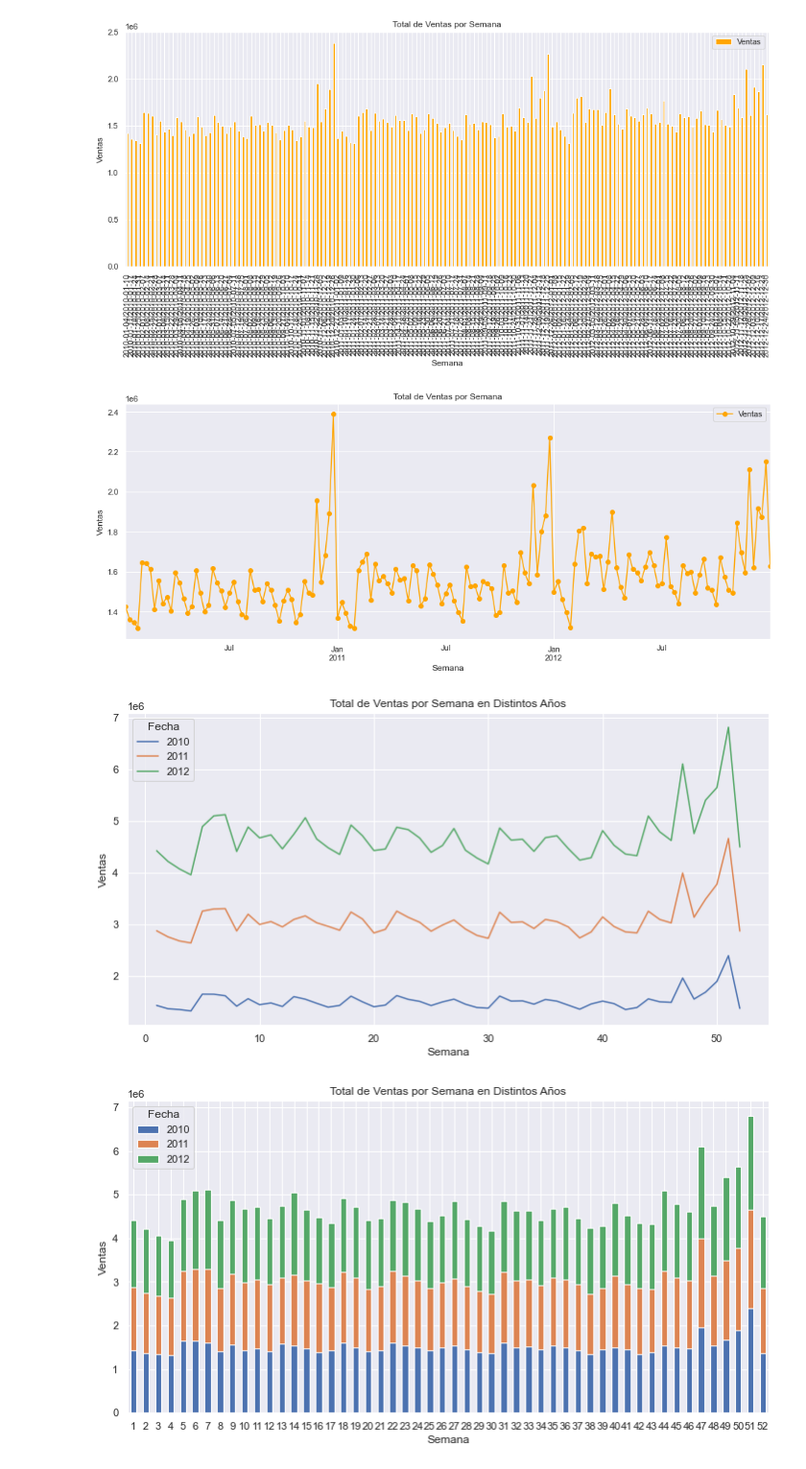
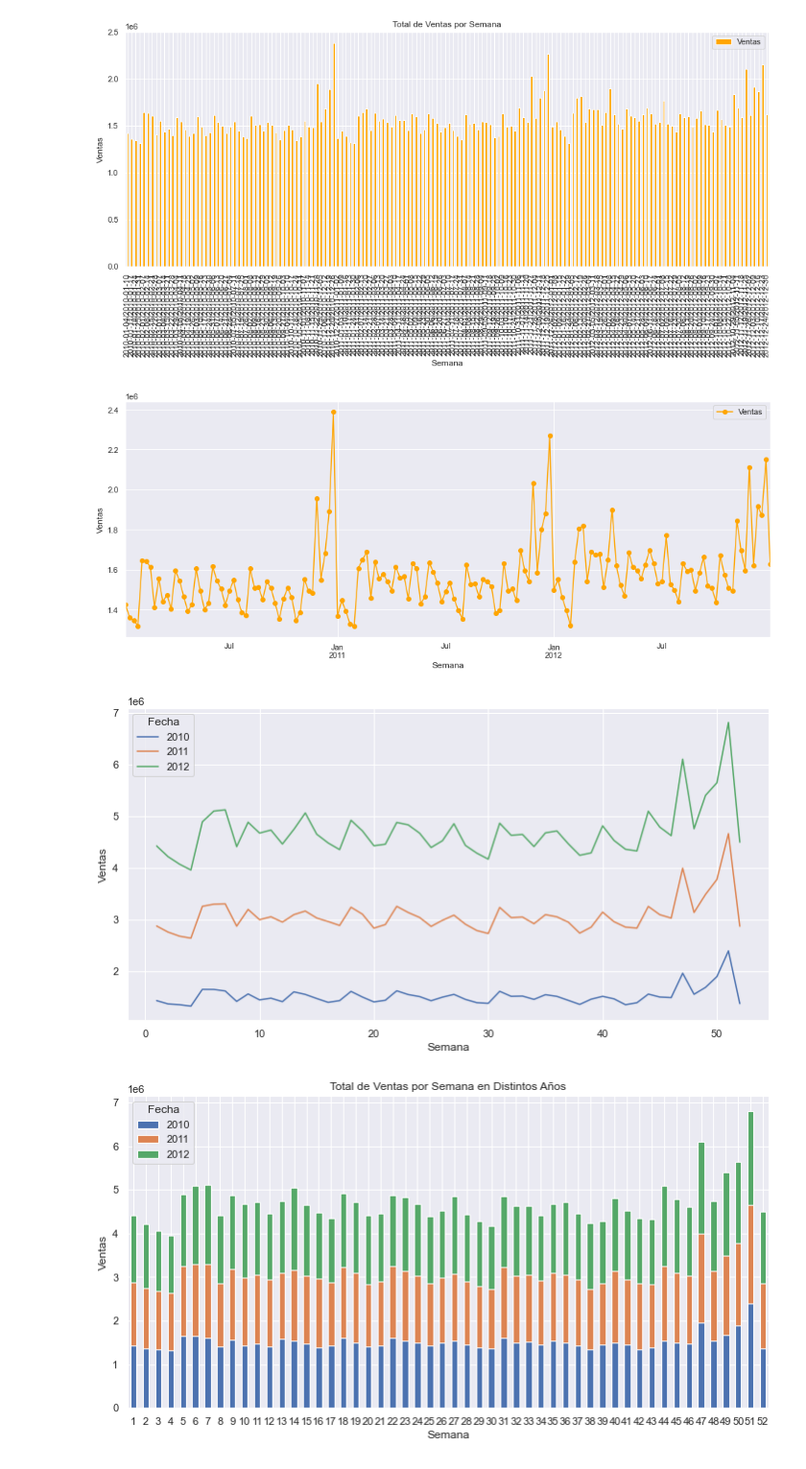
Before and after one commit to jgerezrodriguez/ProyectoFinalJG, a Jupyter notebook: ProyectoFinal-Rev1.ipynb, the cells around one changed output. Shown at 96% size. Cells and saved outputs as stored; diff of their text form; code cells hidden in the pictures.

```diff
--- a/ProyectoFinal-Rev1.ipynb
+++ b/ProyectoFinal-Rev1.ipynb
@@ -528,28 +606,28 @@ data_agrupada_week1.plot(kind='line', figsize=(16, 6), color= "orange", marker='
 
 plt.xlabel('Semana')
 plt.ylabel('Ventas')
-plt.title('Total de Ventas por Semana')
+#plt.title('Total de Ventas por Semana')
 
 plt.show()
 # %% [output]
-[figure, old version]
+[figure, new version]
 # %%
 #Total de ventas agrupadas por semana en distintos años
 
 data_agrupada2 = df.groupby([df['Fecha'].dt.week, df['Fecha'].dt.year])['Ventas'].sum()
 
 # Gráfico de lineas para las ventas por semana en distintos años
 
 data_agrupada2.unstack().plot(kind='line', stacked=True, figsize=(12, 6))
 
 plt.xlabel('Semana')
 plt.ylabel('Ventas')
-plt.title('Total de Ventas por Semana en Distintos Años')
+#plt.title('Total de Ventas por Semana en Distintos Años')
 plt.xticks(rotation=0)
 
 plt.show()
 # %% [output]
-[figure, old version]
+[figure, new version]
 # %%
 #Total de ventas agrupadas por semana en distintos años
 
```
Also changed, not shown: parts of 26 cells of this notebook, 12 other files.
